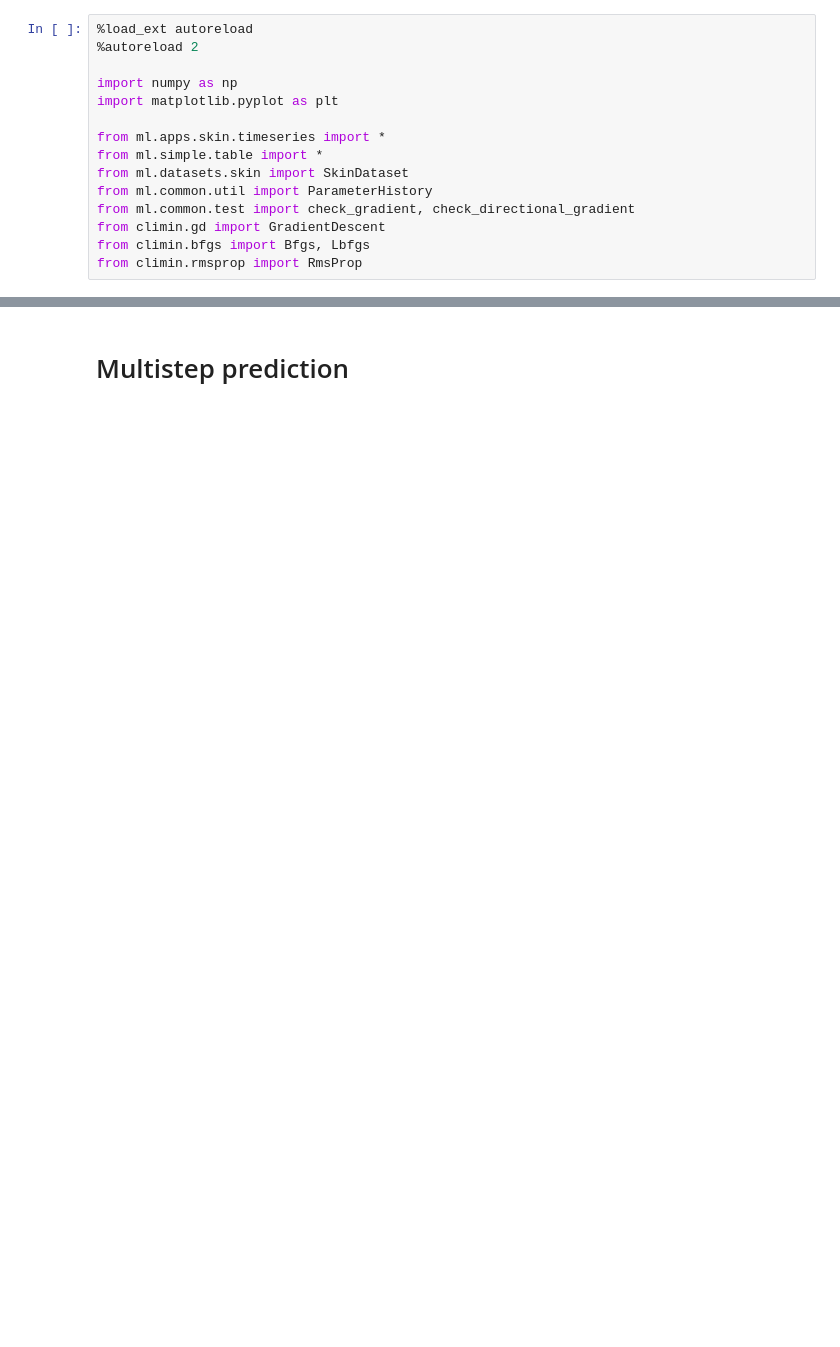
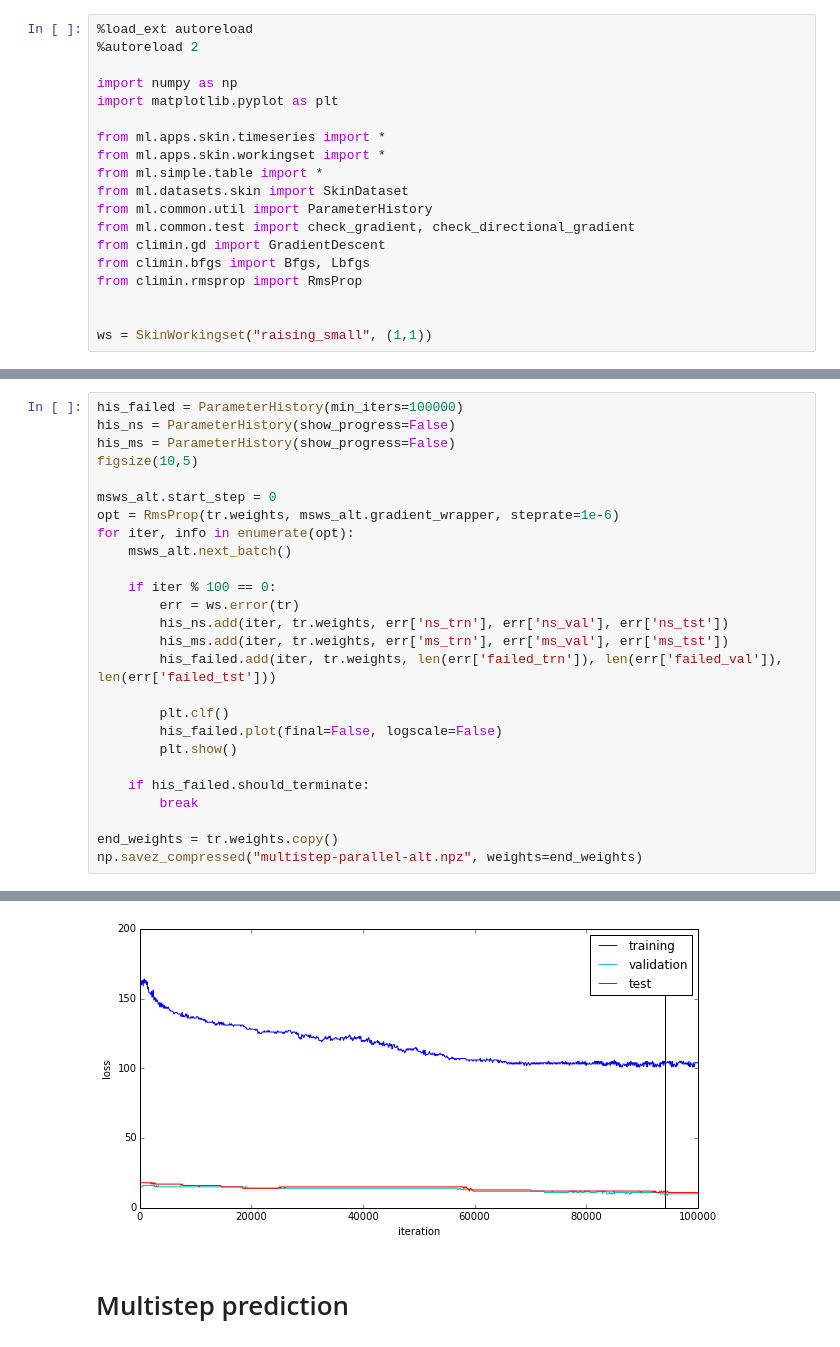
Before and after one commit to surban/ml, a Jupyter notebook: notebooks/Skin-Autoregression-Multistep-Parallel.ipynb, the cells around one changed output, grey strips where cells are left out. Saved outputs shown, nothing was run; the diff lists cells and outputs as text; blank space fills up the shorter version.

```diff
--- a/notebooks/Skin-Autoregression-Multistep-Parallel.ipynb
+++ b/notebooks/Skin-Autoregression-Multistep-Parallel.ipynb
@@ -6,6 +6,7 @@ import numpy as np
 import matplotlib.pyplot as plt
 
 from ml.apps.skin.timeseries import *
+from ml.apps.skin.workingset import *
 from ml.simple.table import *
 from ml.datasets.skin import SkinDataset
 from ml.common.util import ParameterHistory
@@ -13,6 +14,9 @@ from ml.common.test import check_gradient, check_directional_gradient
 from climin.gd import GradientDescent
 from climin.bfgs import Bfgs, Lbfgs
 from climin.rmsprop import RmsProp
+
+
+ws = SkinWorkingset("raising_small", (1,1))
 # %% [output]
 The autoreload extension is already loaded. To reload it, use:
   %reload_ext autoreload
@@ -190,0 +119,27 @@ for iter, info in enumerate(opt):
+# %%
+his_failed = ParameterHistory(min_iters=100000)
+his_ns = ParameterHistory(show_progress=False)
+his_ms = ParameterHistory(show_progress=False)
+figsize(10,5)
+
+msws_alt.start_step = 0
+opt = RmsProp(tr.weights, msws_alt.gradient_wrapper, steprate=1e-6)
+for iter, info in enumerate(opt):
+    msws_alt.next_batch()
+
+    if iter % 100 == 0:
+        err = ws.error(tr)
+        his_ns.add(iter, tr.weights, err['ns_trn'], err['ns_val'], err['ns_tst'])
+        his_ms.add(iter, tr.weights, err['ms_trn'], err['ms_val'], err['ms_tst'])
+        his_failed.add(iter, tr.weights, len(err['failed_trn']), len(err['failed_val']), len(err['failed_tst']))
+
+        plt.clf()
+        his_failed.plot(final=False, logscale=False)
+        plt.show()
+
+    if his_failed.should_terminate:
+        break
+
+end_weights = tr.weights.copy()
+np.savez_compressed("multistep-parallel-alt.npz", weights=end_weights)
+# %% [output]
@@ -191,2 +147,3 @@ for iter, info in enumerate(opt):
+[figure, added]
 # %% [markdown]
 # Multistep prediction
```
Also changed, not shown: parts of 22 cells of this notebook, 6 other files.
